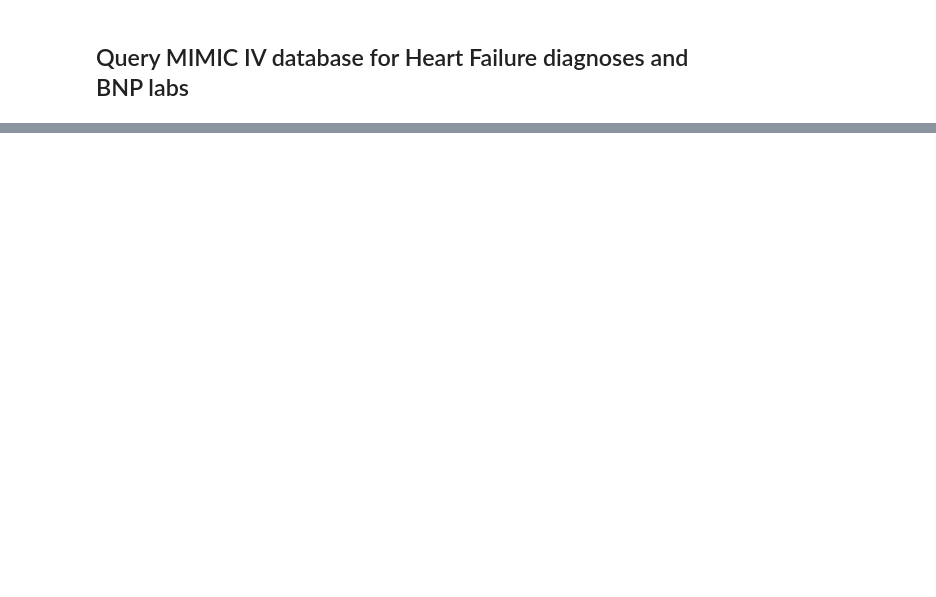
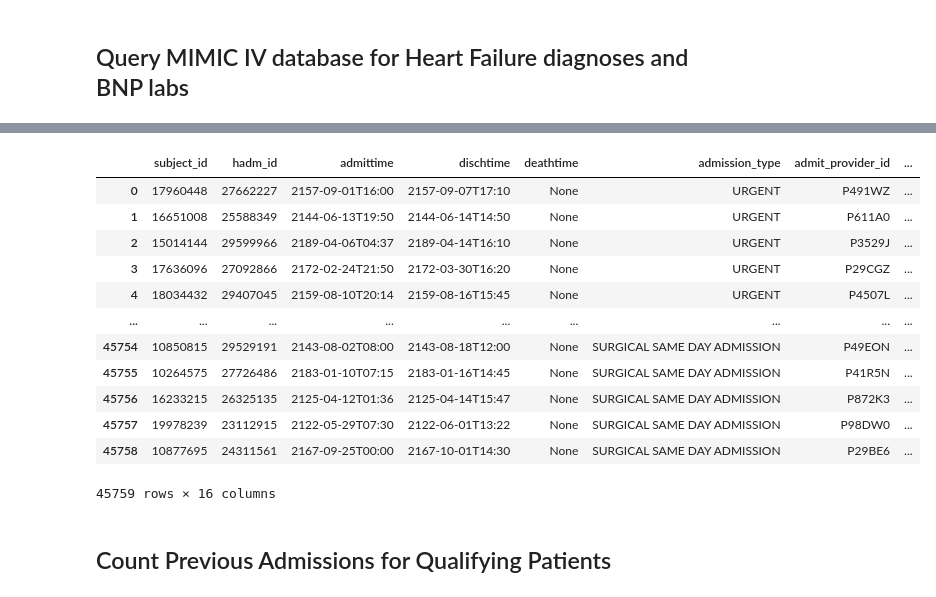
Before and after one commit to kevinmenear/mimic-iv-etl, a Jupyter notebook: notebooks/ml_readmission_risk.ipynb, the cells around one changed output, grey strips where cells are left out. Saved outputs shown, nothing was run; the diff lists cells and outputs as text; code cells hidden in the pictures; blank space fills up the shorter version.

```diff
--- a/notebooks/ml_readmission_risk.ipynb
+++ b/notebooks/ml_readmission_risk.ipynb
@@ -180,0 +189,9 @@ only showing top 20 rows
+# %%
+# Initialize QueryBuilders
+qb_admissions = QueryBuilder(dataset='hosp.admissions')
+qb_admissions.apply_filters(f'subject_id IN ({qualifying_hosp_admissions_subject_ids_str})')
+
+# Generate query for joined data
+admissions_query = qb_admissions.generate_query(limit=100000)
+# This query can now be used to extract the relevant joined data
+#print(admissions_query)
@@ -180,0 +200,18 @@ only showing top 20 rows
+# %%
+admissions_df.toPandas()
+# %% [output]
+|  | subject_id | hadm_id | admittime | dischtime | deathtime | admission_type | admit_provider_id | ... |
+| 0 | 17960448 | 27662227 | 2157-09-01T16:00 | 2157-09-07T17:10 | None | URGENT | P491WZ | ... |
+| 1 | 16651008 | 25588349 | 2144-06-13T19:50 | 2144-06-14T14:50 | None | URGENT | P611A0 | ... |
+| 2 | 15014144 | 29599966 | 2189-04-06T04:37 | 2189-04-14T16:10 | None | URGENT | P3529J | ... |
+| 3 | 17636096 | 27092866 | 2172-02-24T21:50 | 2172-03-30T16:20 | None | URGENT | P29CGZ | ... |
+| 4 | 18034432 | 29407045 | 2159-08-10T20:14 | 2159-08-16T15:45 | None | URGENT | P4507L | ... |
+| ... | ... | ... | ... | ... | ... | ... | ... | ... |
+| 45754 | 10850815 | 29529191 | 2143-08-02T08:00 | 2143-08-18T12:00 | None | SURGICAL SAME DAY ADMISSION | P49EON | ... |
+| 45755 | 10264575 | 27726486 | 2183-01-10T07:15 | 2183-01-16T14:45 | None | SURGICAL SAME DAY ADMISSION | P41R5N | ... |
+| 45756 | 16233215 | 26325135 | 2125-04-12T01:36 | 2125-04-14T15:47 | None | SURGICAL SAME DAY ADMISSION | P872K3 | ... |
+| 45757 | 19978239 | 23112915 | 2122-05-29T07:30 | 2122-06-01T13:22 | None | SURGICAL SAME DAY ADMISSION | P98DW0 | ... |
+| 45758 | 10877695 | 24311561 | 2167-09-25T00:00 | 2167-10-01T14:30 | None | SURGICAL SAME DAY ADMISSION | P29BE6 | ... |
+45759 rows × 16 columns
+# %% [markdown]
+## Count Previous Admissions for Qualifying Patients
```
Also changed, not shown: parts of 27 cells of this notebook, 1 other file.
